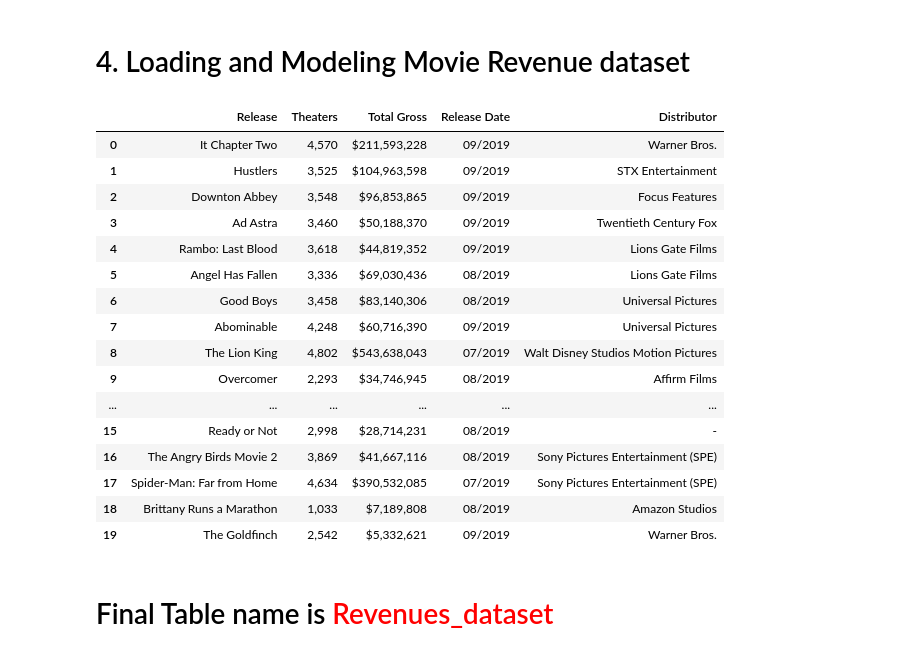
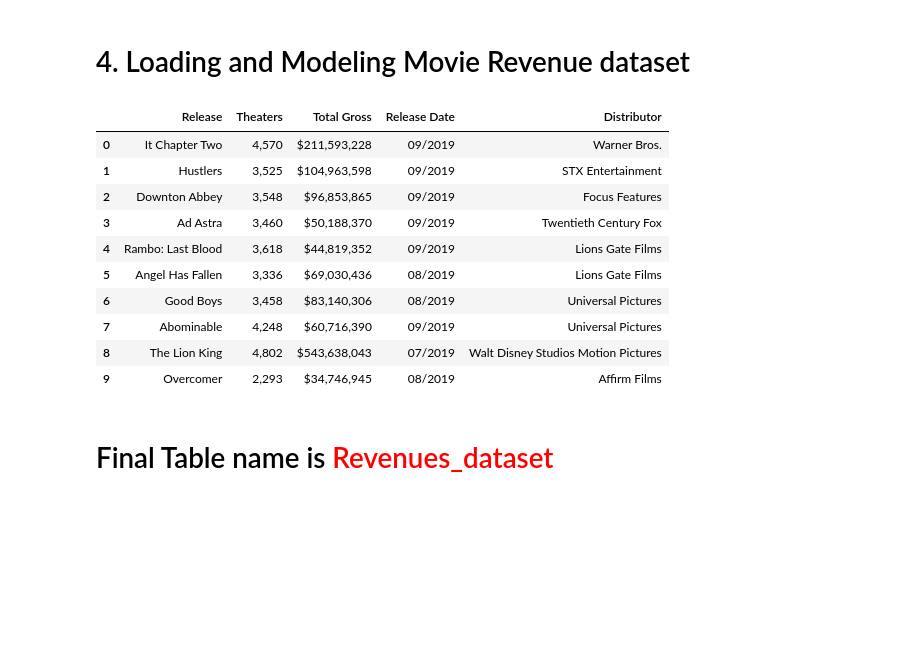
Before and after one commit to shreyashguptas/IMDbRatings-StockImpact, a Jupyter notebook: Project_dataset.ipynb, the cells around one changed output. Drawn from its saved outputs; the diff is of its cells as text; code cells hidden in the pictures; blank space fills up the shorter version.

```diff
--- a/Project_dataset.ipynb
+++ b/Project_dataset.ipynb
@@ -613,25 +517,19 @@ Revenues_dataset.drop(['Rank', 'Gross'], axis=1, inplace=True)
 # Drop rows with null values in 'Total Gross'
 Revenues_dataset = Revenues_dataset.dropna(subset=['Total Gross'])
 # %%
-Revenues_dataset.head(20)
+Revenues_dataset.head(10)
 # %% [output]
 |  | Release | Theaters | Total Gross | Release Date | Distributor |
 | 0 | It Chapter Two | 4,570 | $211,593,228 | 09/2019 | Warner Bros. |
 | 1 | Hustlers | 3,525 | $104,963,598 | 09/2019 | STX Entertainment |
 | 2 | Downton Abbey | 3,548 | $96,853,865 | 09/2019 | Focus Features |
 | 3 | Ad Astra | 3,460 | $50,188,370 | 09/2019 | Twentieth Century Fox |
 | 4 | Rambo: Last Blood | 3,618 | $44,819,352 | 09/2019 | Lions Gate Films |
 | 5 | Angel Has Fallen | 3,336 | $69,030,436 | 08/2019 | Lions Gate Films |
 | 6 | Good Boys | 3,458 | $83,140,306 | 08/2019 | Universal Pictures |
 | 7 | Abominable | 4,248 | $60,716,390 | 09/2019 | Universal Pictures |
 | 8 | The Lion King | 4,802 | $543,638,043 | 07/2019 | Walt Disney Studios Motion Pictures |
 | 9 | Overcomer | 2,293 | $34,746,945 | 08/2019 | Affirm Films |
-| ... | ... | ... | ... | ... | ... |
-| 15 | Ready or Not | 2,998 | $28,714,231 | 08/2019 | - |
-| 16 | The Angry Birds Movie 2 | 3,869 | $41,667,116 | 08/2019 | Sony Pictures Entertainment (SPE) |
-| 17 | Spider-Man: Far from Home | 4,634 | $390,532,085 | 07/2019 | Sony Pictures Entertainment (SPE) |
-| 18 | Brittany Runs a Marathon | 1,033 | $7,189,808 | 08/2019 | Amazon Studios |
-| 19 | The Goldfinch | 2,542 | $5,332,621 | 09/2019 | Warner Bros. |
 # %% [markdown]
 # Final Table name is <span style="color:red">Revenues_dataset</span>
 # %% [markdown]
```
Also changed, not shown: parts of 29 cells of this notebook.
